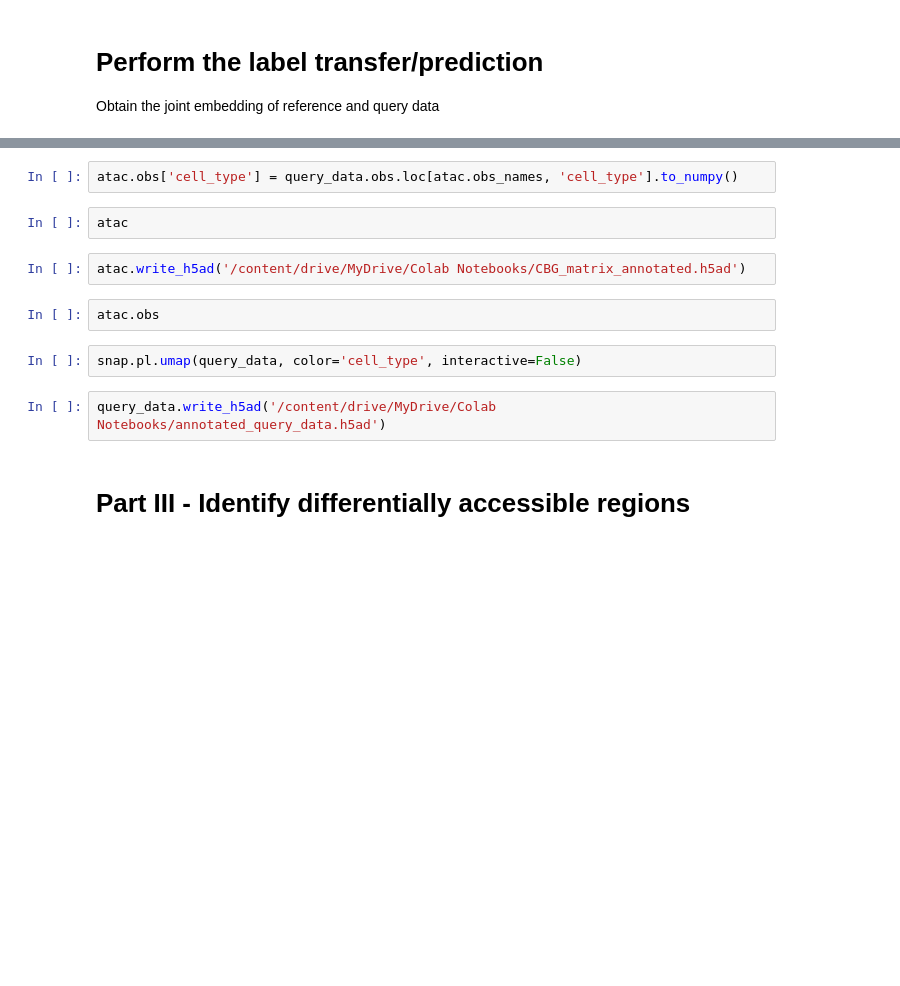
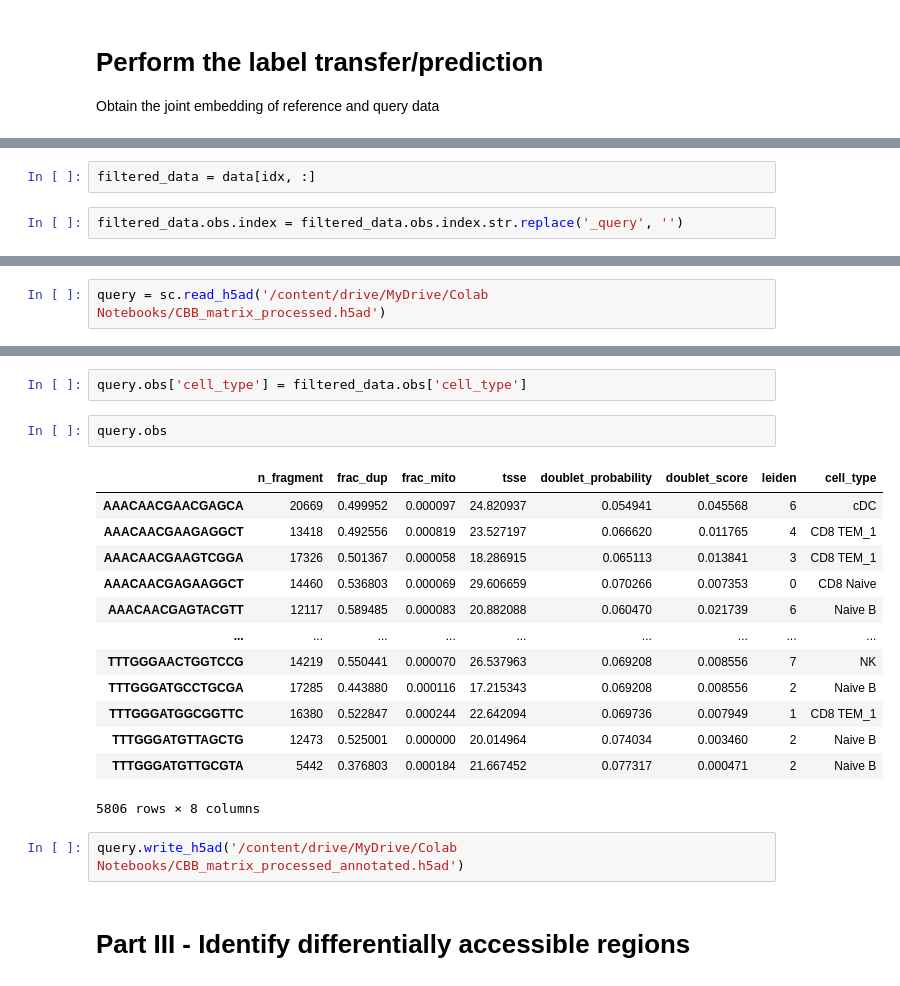
Before and after one commit to Droslj/scATAC-seq-complete-, a Jupyter notebook: scATAC_seq_(1)_complete.ipynb, the cells around one changed output, grey strips where cells are left out. Cells and saved outputs as stored; diff of their text form; blank space fills up the shorter version.

```diff
--- a/scATAC_seq_(1)_complete.ipynb
+++ b/scATAC_seq_(1)_complete.ipynb
@@ -466,0 +641,4 @@ atac
+# %%
+filtered_data = data[idx, :]
+# %%
+filtered_data.obs.index = filtered_data.obs.index.str.replace('_query', '')
@@ -466,0 +680,2 @@ atac
+# %%
+query = sc.read_h5ad('/content/drive/MyDrive/Colab Notebooks/CBB_matrix_processed.h5ad')
@@ -467,15 +691,23 @@ atac
 # %%
-atac.obs['cell_type'] = query_data.obs.loc[atac.obs_names, 'cell_type'].to_numpy()
+query.obs['cell_type'] = filtered_data.obs['cell_type']
-# %%
-atac
+# %%
+query.obs
+# %% [output]
+|  | n_fragment | frac_dup | frac_mito | tsse | doublet_probability | doublet_score | leiden | cell_type |
+| AAACAACGAACGAGCA | 20669 | 0.499952 | 0.000097 | 24.820937 | 0.054941 | 0.045568 | 6 | cDC |
+| AAACAACGAAGAGGCT | 13418 | 0.492556 | 0.000819 | 23.527197 | 0.066620 | 0.011765 | 4 | CD8 TEM_1 |
+| AAACAACGAAGTCGGA | 17326 | 0.501367 | 0.000058 | 18.286915 | 0.065113 | 0.013841 | 3 | CD8 TEM_1 |
+| AAACAACGAGAAGGCT | 14460 | 0.536803 | 0.000069 | 29.606659 | 0.070266 | 0.007353 | 0 | CD8 Naive |
+| AAACAACGAGTACGTT | 12117 | 0.589485 | 0.000083 | 20.882088 | 0.060470 | 0.021739 | 6 | Naive B |
+| ... | ... | ... | ... | ... | ... | ... | ... | ... |
+| TTTGGGAACTGGTCCG | 14219 | 0.550441 | 0.000070 | 26.537963 | 0.069208 | 0.008556 | 7 | NK |
+| TTTGGGATGCCTGCGA | 17285 | 0.443880 | 0.000116 | 17.215343 | 0.069208 | 0.008556 | 2 | Naive B |
+| TTTGGGATGGCGGTTC | 16380 | 0.522847 | 0.000244 | 22.642094 | 0.069736 | 0.007949 | 1 | CD8 TEM_1 |
+| TTTGGGATGTTAGCTG | 12473 | 0.525001 | 0.000000 | 20.014964 | 0.074034 | 0.003460 | 2 | Naive B |
+| TTTGGGATGTTGCGTA | 5442 | 0.376803 | 0.000184 | 21.667452 | 0.077317 | 0.000471 | 2 | Naive B |
+5806 rows × 8 columns
 # %%
-atac.write_h5ad('/content/drive/MyDrive/Colab Notebooks/CBG_matrix_annotated.h5ad')
+query.write_h5ad('/content/drive/MyDrive/Colab Notebooks/CBB_matrix_processed_annotated.h5ad')
-# %%
-atac.obs
-# %%
-snap.pl.umap(query_data, color='cell_type', interactive=False)
-# %%
-query_data.write_h5ad('/content/drive/MyDrive/Colab Notebooks/annotated_query_data.h5ad')
 # %% [markdown]
 # Part III - Identify differentially accessible regions
 # %% [markdown]
```
Also changed, not shown: parts of 61 cells of this notebook.
